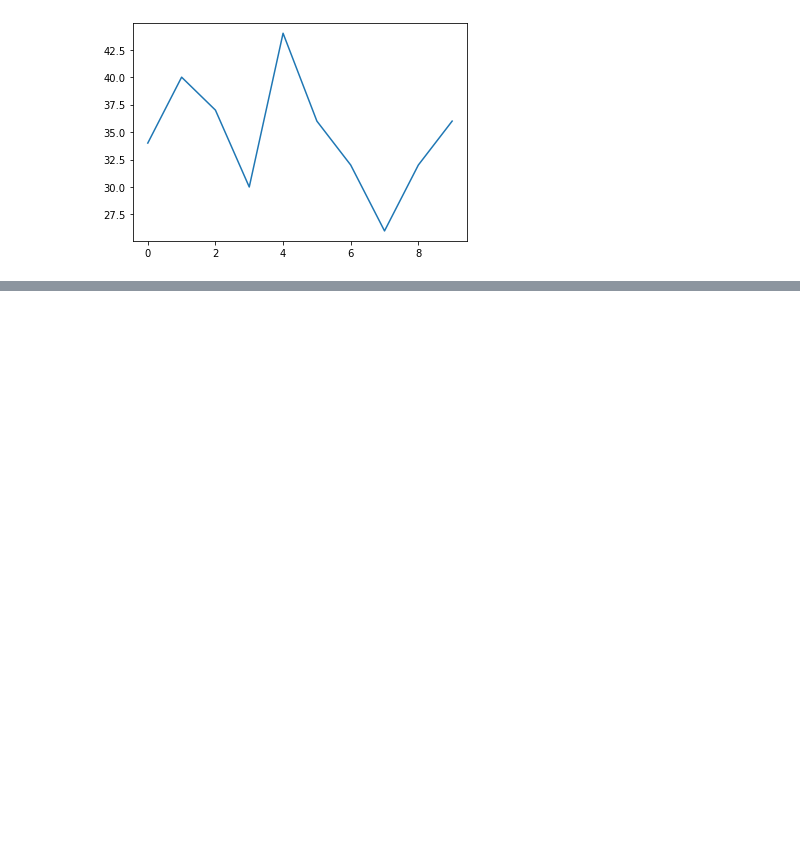
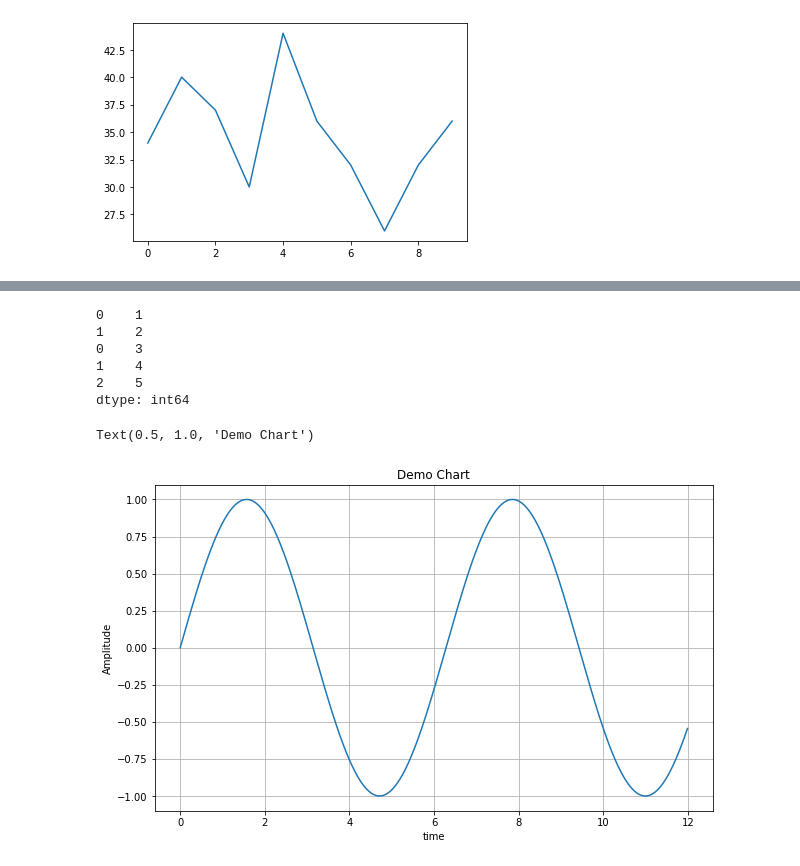
Before and after one commit to papasmf1/python1214, a Jupyter notebook: DemoPandas.ipynb, the cells around one changed output, grey strips where cells are left out. Saved outputs shown, nothing was run; the diff lists cells and outputs as text; code cells hidden in the pictures; blank space fills up the shorter version.

```diff
--- a/DemoPandas.ipynb
+++ b/DemoPandas.ipynb
@@ -193,0 +231,29 @@ ax.plot(dfExcel["나이"])
+# %%
+#행 데이터를 결합(월간, 년간)
+s1 = Series([1,2])
+s2 = Series([3,4,5])
+pd.concat([s1,s2])
+# %% [output]
+0    1
+1    2
+0    3
+1    4
+2    5
+dtype: int64
+# %%
+#그래프 그리기
+#import matplotlib.pyplot as plt
+%matplotlib inline
+import numpy as np
+
+t = np.arange(0, 12, 0.01)
+y = np.sin(t)
+plt.figure(figsize=(10,6))
+plt.plot(t,y)
+plt.grid()
+plt.xlabel("time")
+plt.ylabel("Amplitude")
+plt.title("Demo Chart")
+# %% [output]
+Text(0.5, 1.0, 'Demo Chart')
+[figure, added]
```
Also changed, not shown: parts of 2 cells of this notebook.
